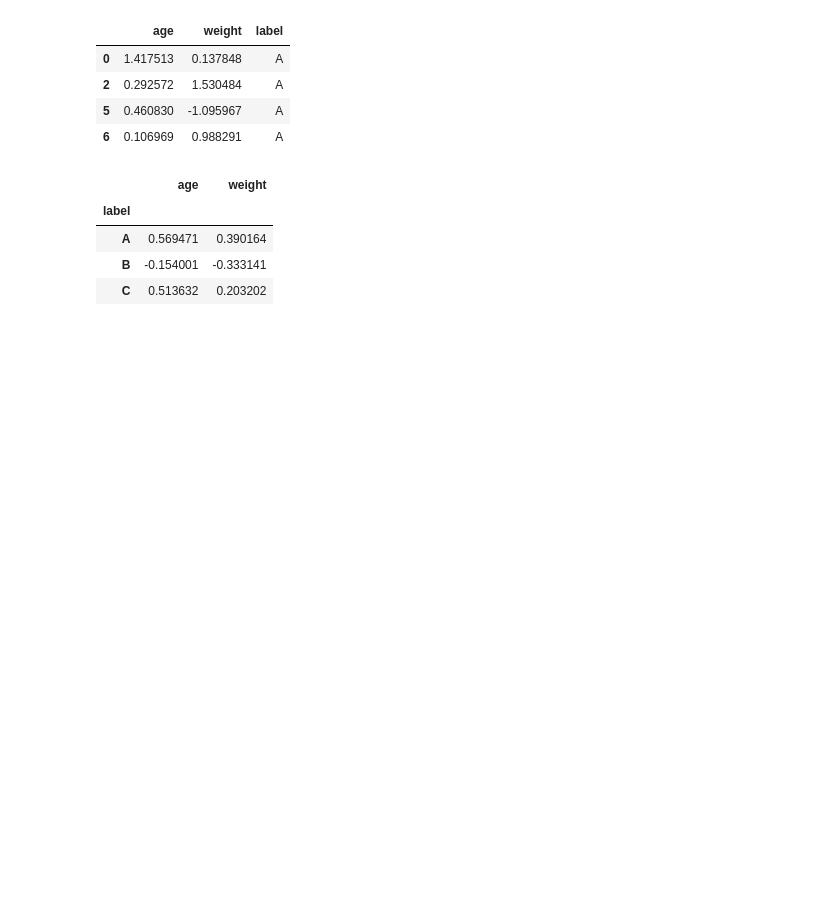
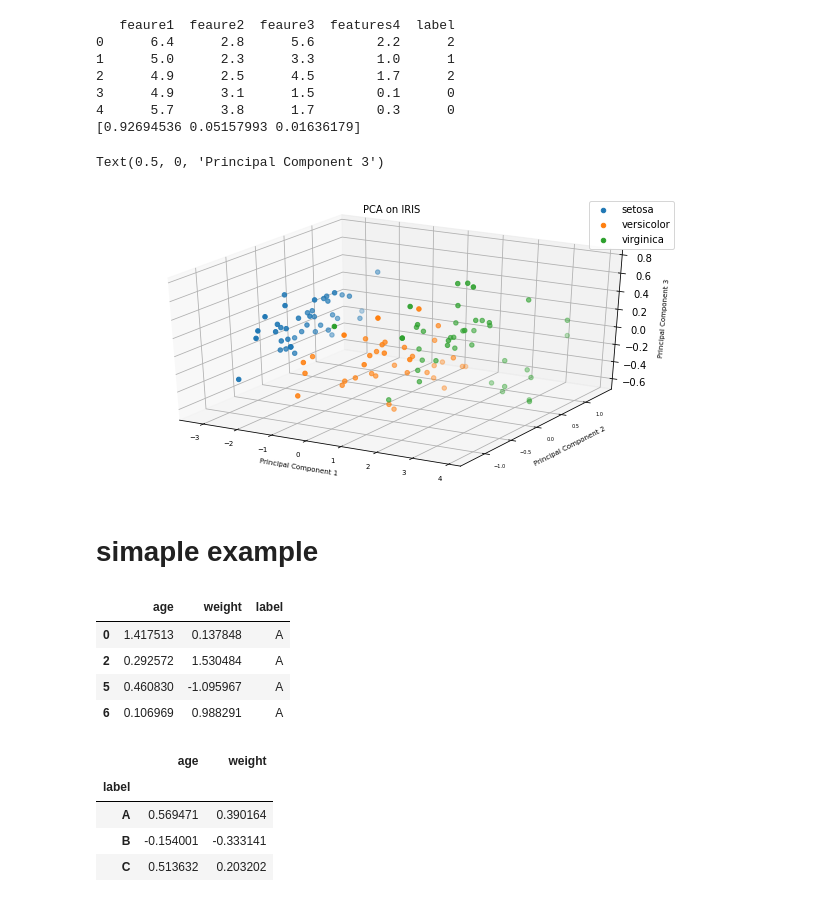
Before and after one commit to hccho2/hccho2FirstGitProject, a Jupyter notebook: pandas_test.ipynb, the cells around one changed output. Drawn from its saved outputs; the diff is of its cells as text; code cells hidden in the pictures; blank space fills up the shorter version.

```diff
--- a/pandas_test.ipynb
+++ b/pandas_test.ipynb
@@ -6,3 +30,60 @@ import seaborn as sns
+# %%
+from mpl_toolkits.mplot3d import Axes3D
+from sklearn.decomposition import PCA
+labels=['setosa','versicolor','virginica']
+csv_filenamme = r"D:\hccho\CommonDataset\iris\iris_training.csv"
+data = pd.read_csv(csv_filenamme,header=None,skiprows=1,names=['feaure1','feaure2','feaure3','features4','label'])
+
+print(data.head(5))
+
+y = data['label'] # genre variable.
+X = data.loc[:, data.columns != 'label'] #select all columns but not the labels
+
+
+#### NORMALIZE X ####
+cols = X.columns
+
+
+
+#### PCA 3 COMPONENTS ####
+pca = PCA(n_components=3)
+principalComponents = pca.fit_transform(X)
+principalDf = pd.DataFrame(data = principalComponents, columns = ['principal component 1', 'principal component 2','principal component 3'])
+
+
+# concatenate with target label
+finalDf = pd.concat([principalDf, y], axis = 1)
+
+print(pca.explained_variance_ratio_)
+
+fig = plt.figure(figsize = (8, 4))
+ax = Axes3D(fig)
+
+
+for grp_name, grp_idx in finalDf.groupby('label').groups.items():
+    y = finalDf.iloc[grp_idx,1]
+    x = finalDf.iloc[grp_idx,0]
+    z = finalDf.iloc[grp_idx,2]
+    ax.scatter(x,y,z, label=labels[grp_name])  # this way you can control color/marker/size of each group freely
+ax.legend()
+plt.title('PCA on IRIS', fontsize = 10)
+plt.xticks(fontsize = 7)
+plt.yticks(fontsize = 5);
+ax.set_xlabel("Principal Component 1", fontsize = 7)
+ax.set_ylabel("Principal Component 2", fontsize = 7)
+ax.set_zlabel("Principal Component 3", fontsize = 7)
+# %% [output]
+   feaure1  feaure2  feaure3  features4  label
+0      6.4      2.8      5.6        2.2      2
+1      5.0      2.3      3.3        1.0      1
+2      4.9      2.5      4.5        1.7      2
+3      4.9      3.1      1.5        0.1      0
+4      5.7      3.8      1.7        0.3      0
+[0.92694536 0.05157993 0.01636179]
+Text(0.5, 0, 'Principal Component 3')
+[figure, added]
+# %% [markdown]
+# simaple example
 # %%
 x1=np.array([ 1.41751313,  0.33904833,  0.29257167,  0.6478606 ,  0.90691377, 0.46082986,  0.10696884, -0.22016277, -0.01387787, -0.58088736])
 x2=np.array([ 0.13784849, -0.05672081,  1.53048402,  0.6639671 ,  0.06636203,-1.09596719,  0.98829064, -0.68083318, -0.1207237 , -0.26187014])
```
Also changed, not shown: parts of 4 cells of this notebook, 1 other file.
